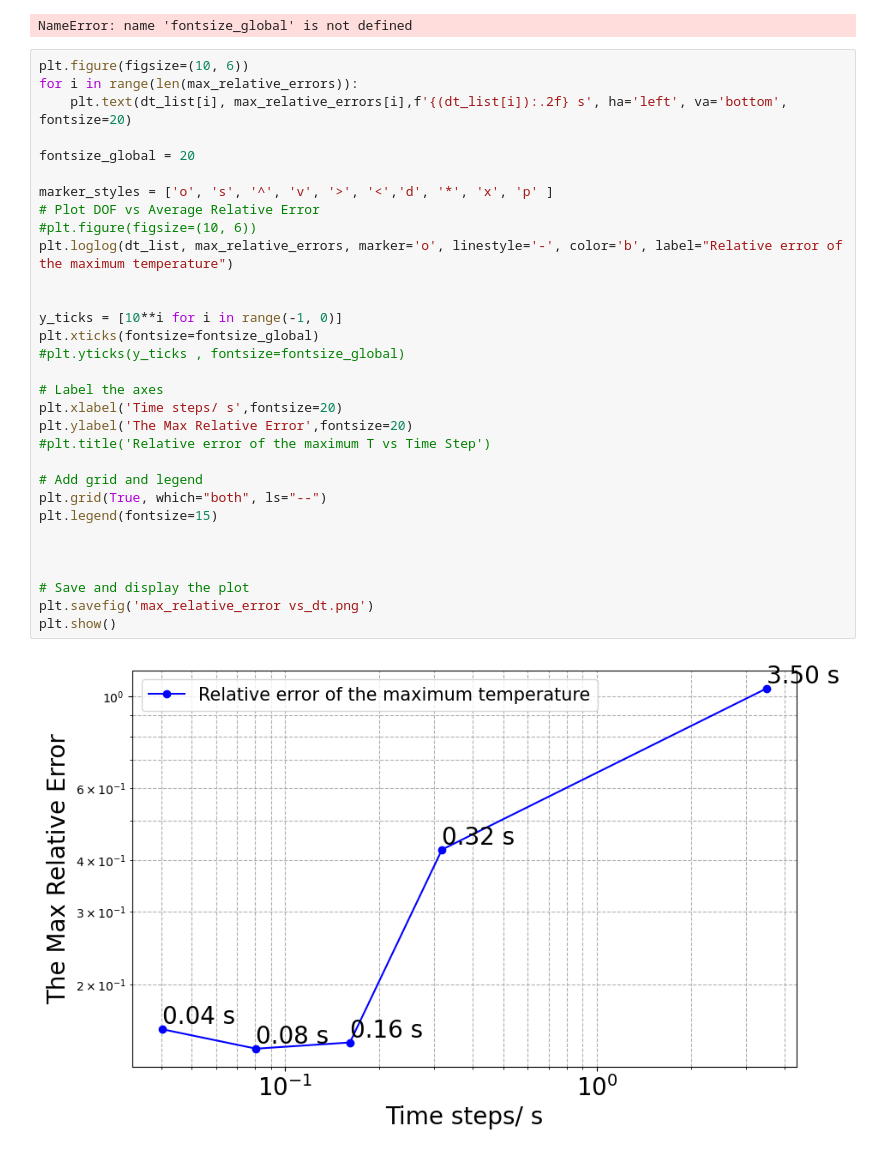
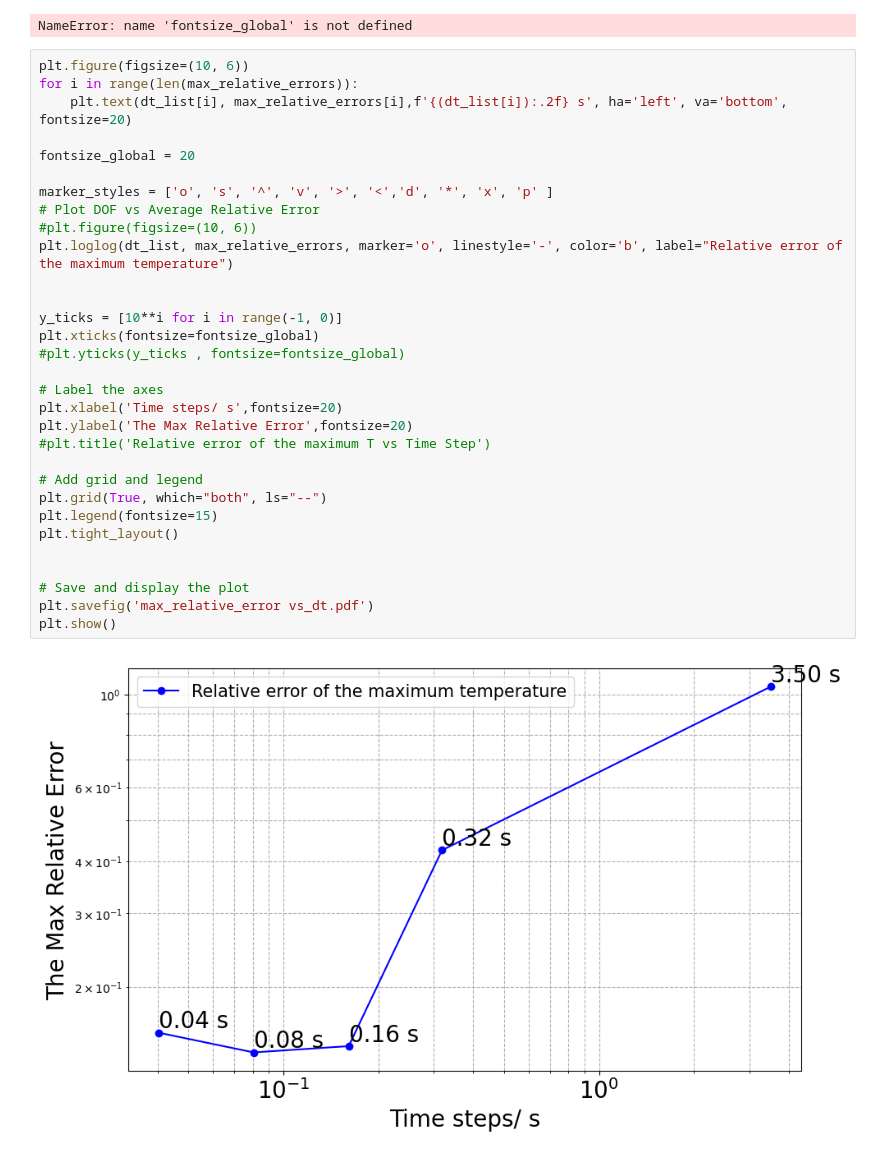
Before and after one commit to yanjun96/thermal_mechanics_fenicsx, a Jupyter notebook: analysis/thermal_elasetic/dt.ipynb, the cells around one changed output. Saved outputs shown, nothing was run; the diff lists cells and outputs as text.

Commit message:
add time step plot

```diff
--- a/analysis/thermal_elasetic/dt.ipynb
+++ b/analysis/thermal_elasetic/dt.ipynb
@@ -426,33 +426,33 @@ NameError: name 'fontsize_global' is not defined
 # %%
 plt.figure(figsize=(10, 6))
 for i in range(len(max_relative_errors)):
     plt.text(dt_list[i], max_relative_errors[i],f'{(dt_list[i]):.2f} s', ha='left', va='bottom', fontsize=20)
 
 fontsize_global = 20
 
 marker_styles = ['o', 's', '^', 'v', '>', '<','d', '*', 'x', 'p' ]
 # Plot DOF vs Average Relative Error
 #plt.figure(figsize=(10, 6))
 plt.loglog(dt_list, max_relative_errors, marker='o', linestyle='-', color='b', label="Relative error of the maximum temperature")
 
 
 y_ticks = [10**i for i in range(-1, 0)]
 plt.xticks(fontsize=fontsize_global)
 #plt.yticks(y_ticks , fontsize=fontsize_global)
 
 # Label the axes
 plt.xlabel('Time steps/ s',fontsize=20)
 plt.ylabel('The Max Relative Error',fontsize=20)
 #plt.title('Relative error of the maximum T vs Time Step')
 
 # Add grid and legend
 plt.grid(True, which="both", ls="--")
 plt.legend(fontsize=15)
-
+plt.tight_layout()
 
 
 # Save and display the plot
-plt.savefig('max_relative_error vs_dt.png')
+plt.savefig('max_relative_error vs_dt.pdf')
 plt.show()
 # %% [output]
-[figure, old version]
+[figure, new version]
```
Also changed, not shown: 2 other files.
